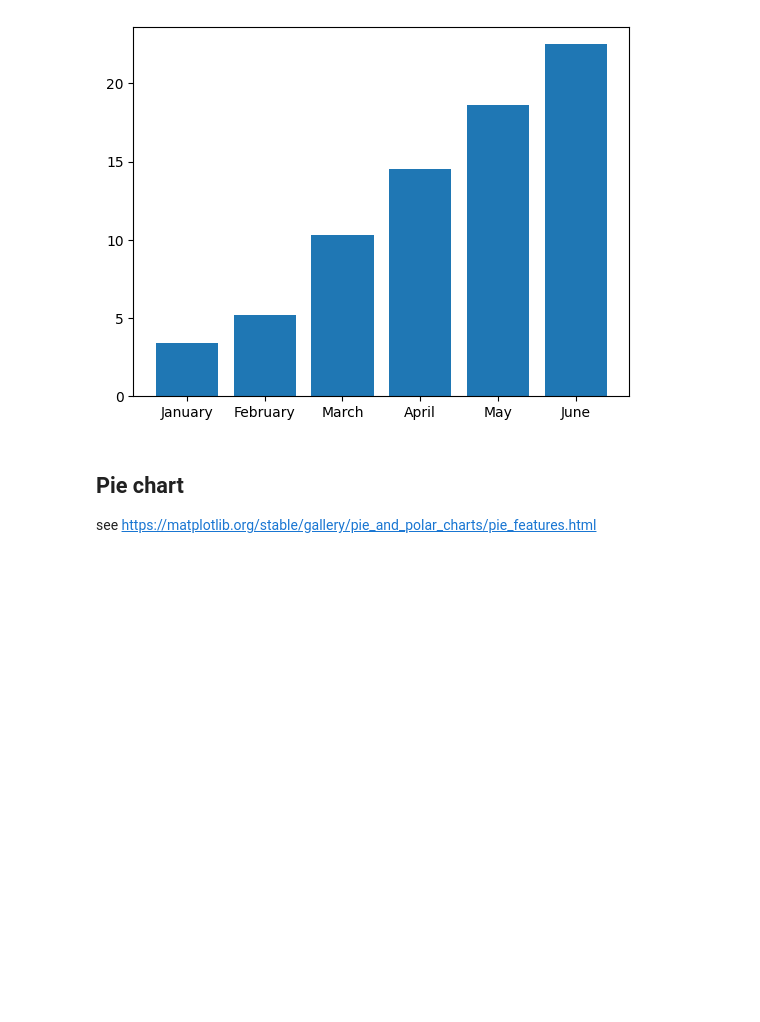
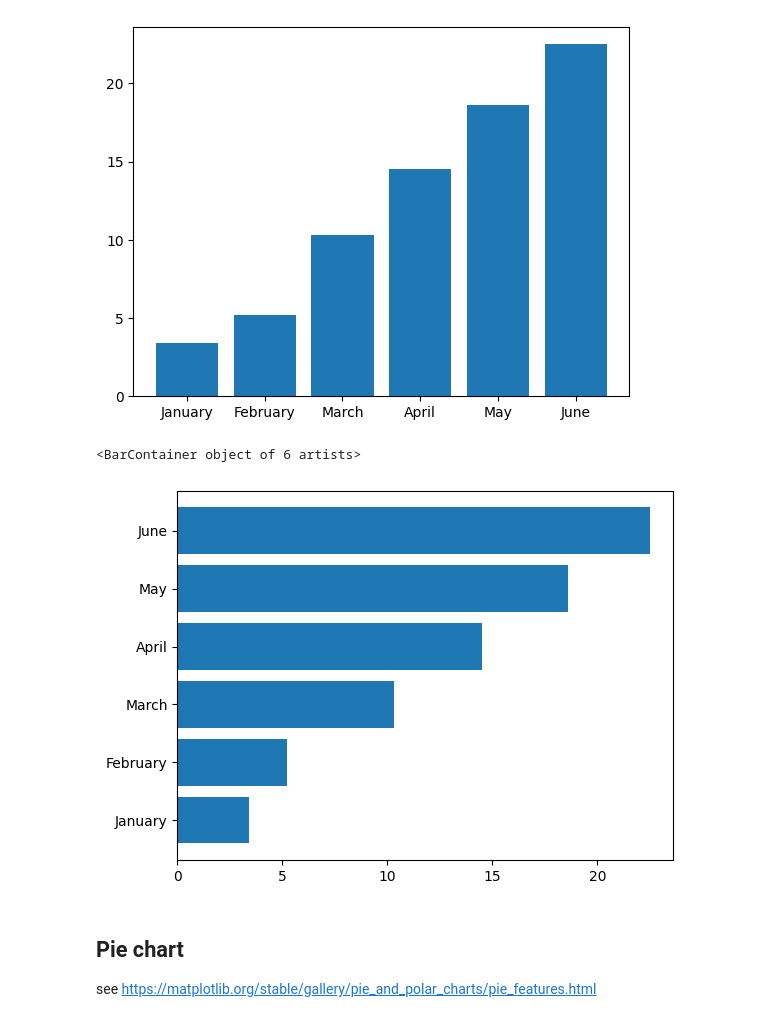
Before and after one commit to jgraber/PythonFriday, a Jupyter notebook: Jupyter/Matplotlib_Diagrams.ipynb, the cells around one changed output. Saved outputs shown, nothing was run; the diff lists cells and outputs as text; code cells hidden in the pictures; blank space fills up the shorter version.

```diff
--- a/Jupyter/Matplotlib_Diagrams.ipynb
+++ b/Jupyter/Matplotlib_Diagrams.ipynb
@@ -25,6 +24,15 @@ ax.bar(month, temp_average)
 # %% [output]
 <BarContainer object of 6 artists>
 [figure]
+# %%
+month = ['January', 'February', 'March', 'April', 'May', 'June']
+temp_average = [3.4, 5.2, 10.3, 14.5, 18.6, 22.5]
+
+fig, ax = plt.subplots()
+ax.barh(month, temp_average)
+# %% [output]
+<BarContainer object of 6 artists>
+[figure, added]
 # %% [markdown]
 ## Pie chart
 see https://matplotlib.org/stable/gallery/pie_and_polar_charts/pie_features.html
```
Also changed, not shown: parts of 12 cells of this notebook.
